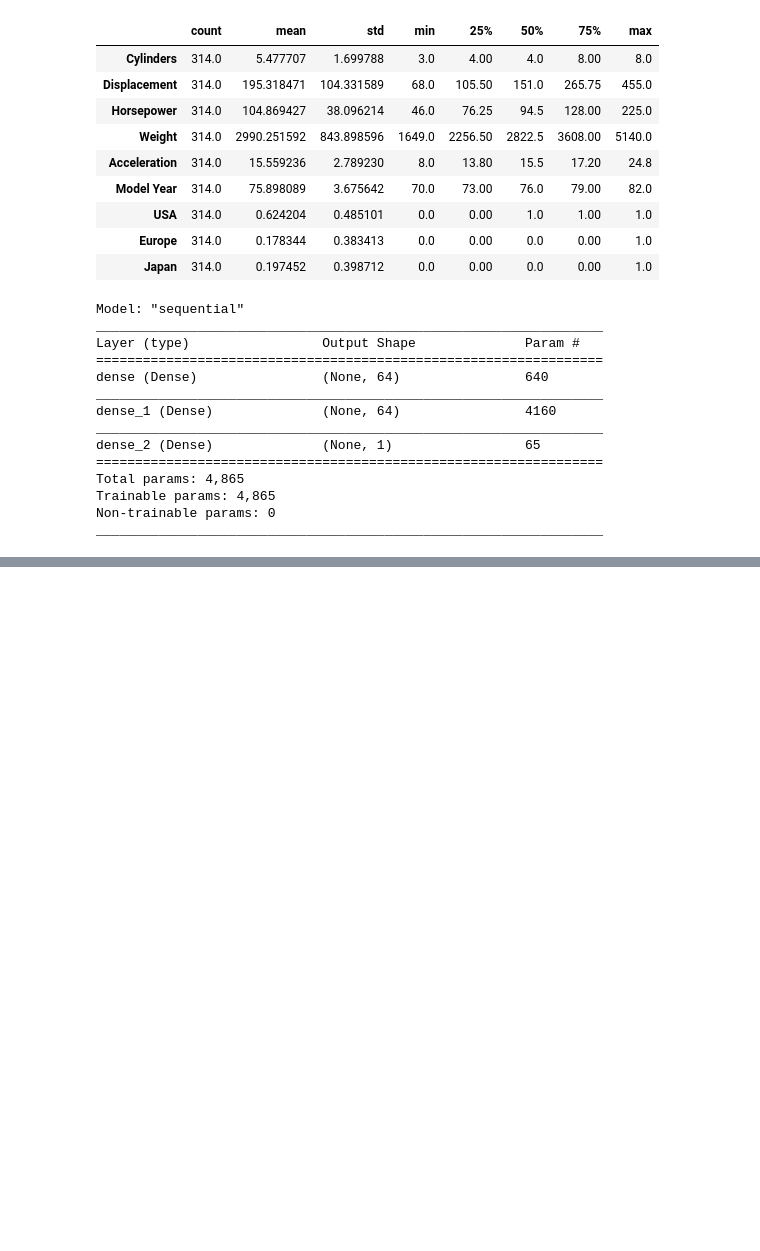
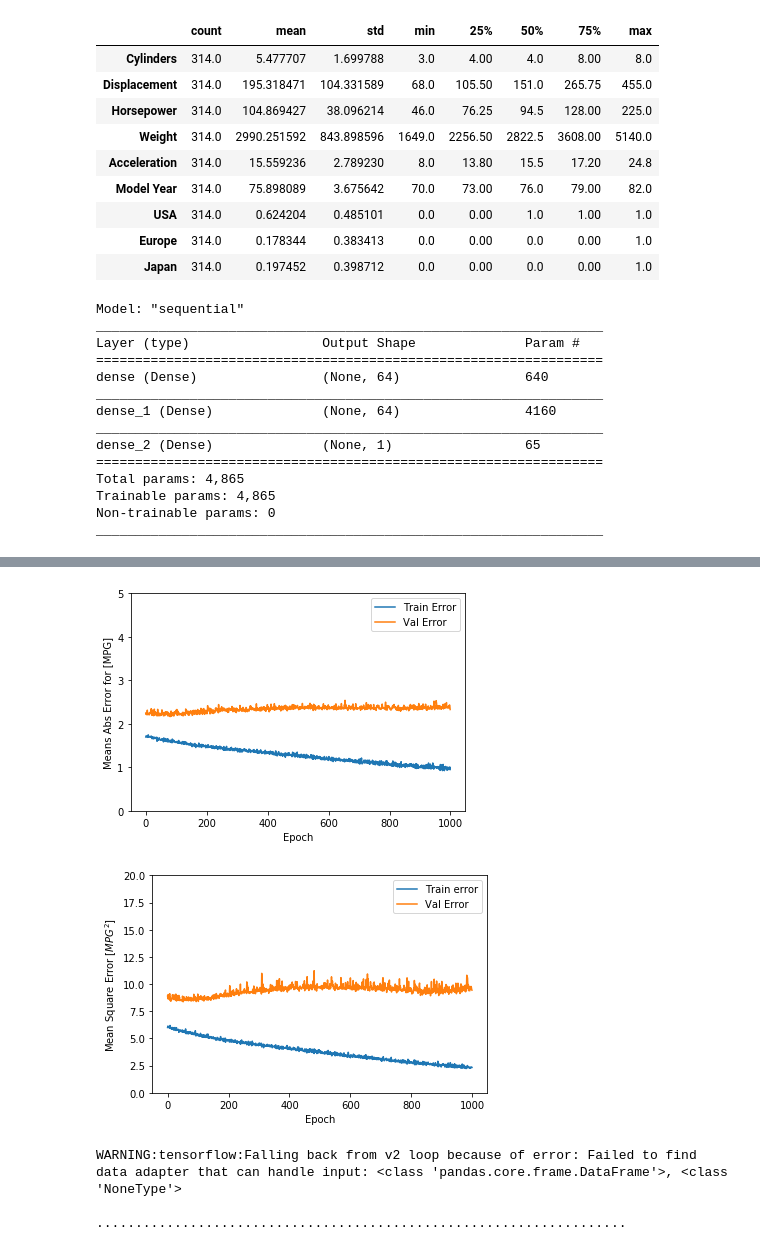
Before and after one commit to CasCard/Machine-Learning-Project, a Jupyter notebook: Predict_fuel_efficiency.ipynb, the cells around one changed output, grey strips where cells are left out. Drawn from its saved outputs; the diff is of its cells as text; code cells hidden in the pictures; blank space fills up the shorter version.

```diff
--- a/Predict_fuel_efficiency.ipynb
+++ b/Predict_fuel_efficiency.ipynb
@@ -159,0 +176,13 @@ _________________________________________________________________
+# %%
+# Train the model
+class PrintDot(keras.callbacks.Callback):
+  def on_epoch_end(self,epoch,logs):
+    if epoch % 100 ==0:print('')
+    print('.',end='')
+
+EPOCHS=1000
+
+history=model.fit(
+    normed_train_data,train_labels,
+    epochs=EPOCHS,validation_split=0.2,verbose=0,
+    callbacks=[PrintDot()])
@@ -159,0 +202,4 @@ _________________________________________________________________
+# %%
+hist=pd.DataFrame(history.history)
+hist['epoch']=history.epoch
+hist.tail()
@@ -159,0 +213,40 @@ _________________________________________________________________
+# %%
+def plot_history(history):
+  hist=pd.DataFrame(history.history)
+  hist['epoch']=history.epoch
+
+  plt.figure()
+  plt.xlabel('Epoch')
+  plt.ylabel('Means Abs Error for [MPG]')
+  plt.plot(hist['epoch'],hist['mae'],label='Train Error')
+  plt.plot(hist['epoch'],hist['val_mae'],
+           label='Val Error')
+  plt.ylim([0,5])
+  plt.legend()
+
+  plt.figure()
+  plt.xlabel('Epoch')
+  plt.ylabel('Mean Square Error [$MPG^2$]')
+  plt.plot(hist['epoch'],hist['mse'],
+           label='Train error')
+  plt.plot(hist['epoch'],hist['val_mse'],
+           label='Val Error')
+  plt.ylim([0,20])
+  plt.legend()
+  plt.show()
+
+plot_history(history)
+# %% [output]
+[figure, added]
+[figure, added]
+# %%
+model=build_model()
+
+early_stop=keras.callbacks.EarlyStopping(monitor='val_loss',patience=10)
+
+history=model.fit(normed_train_data,train_labels,epochs=EPOCHS,
+                  validation_split=0.2,verbose=0,callbacks=[early_stop,PrintDot()])
+# %% [output]
+WARNING:tensorflow:Falling back from v2 loop because of error: Failed to find data adapter that can handle input: <class 'pandas.core.frame.DataFrame'>, <class 'NoneType'>
+
+....................................................................
```
Also changed, not shown: parts of 9 cells of this notebook.
